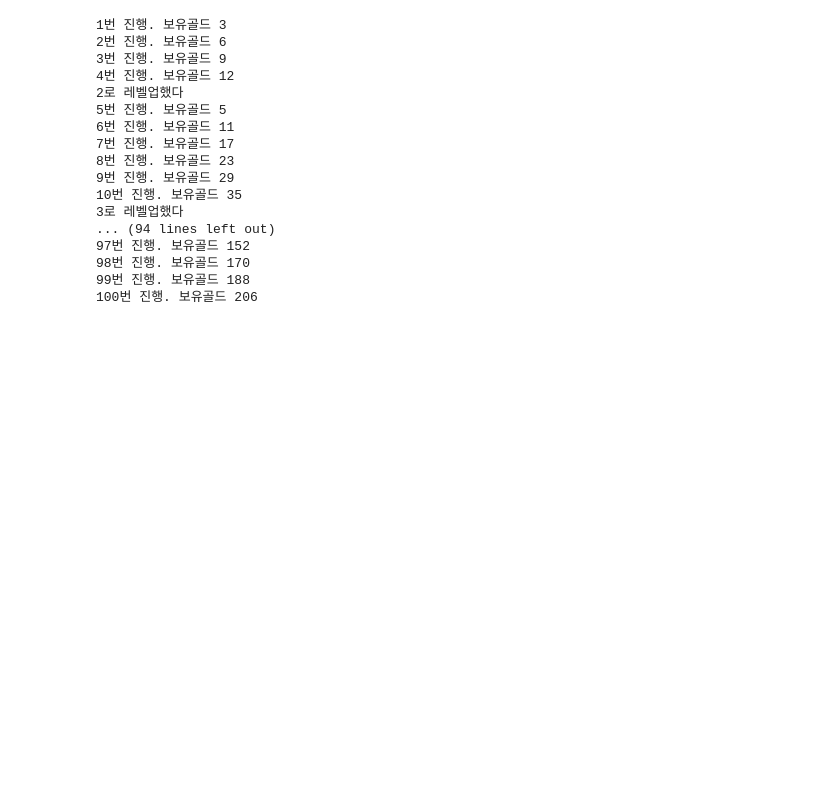
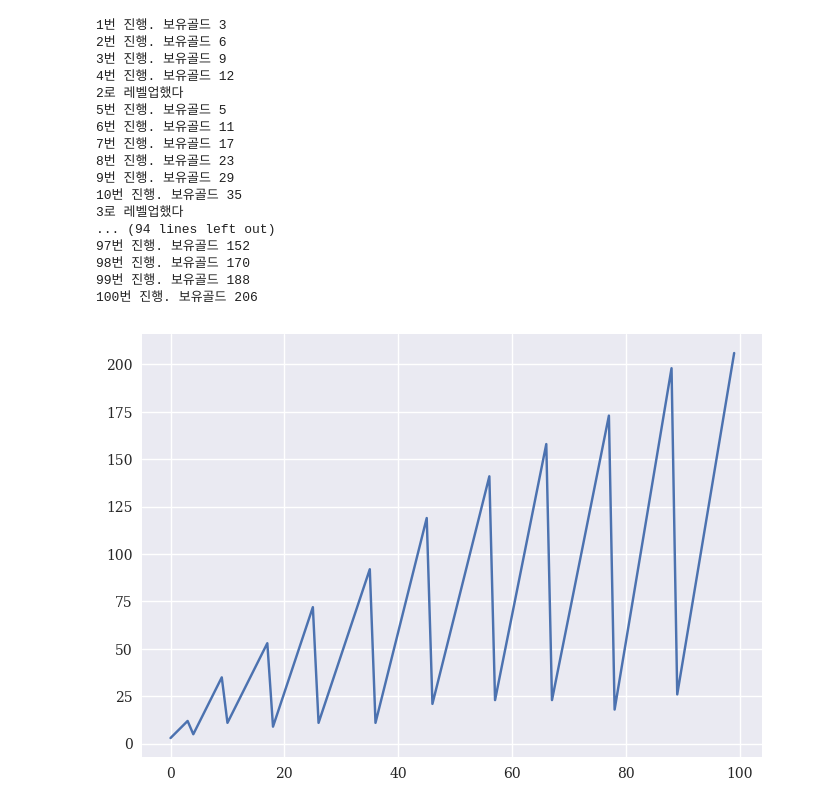
Before and after one commit to toclear/laughing-chainsaw, a Jupyter notebook: Time-series analysis.ipynb, the cells around one changed output. Cells and saved outputs as stored; diff of their text form; code cells hidden in the pictures; blank space fills up the shorter version.

```diff
--- a/Time-series analysis.ipynb
+++ b/Time-series analysis.ipynb
@@ -25,6 +26,7 @@ lv=0
 st=0
 gold=0
 i=0
+y=np.array([])
 while i<100:
     #레벨업가능여부확인후레벨업
     if gold >= df['렙업비용'][lv]:
@@ -39,6 +41,7 @@ while i<100:
     if df['전투력'][lv] > df['요구전투력'][st]:
         st += 1
     i += 1
+    y = np.append(y, np.array(gold))
     print(f'{i}번 진행. 보유골드 {gold}')
 # %% [output]
 1번 진행. 보유골드 3
@@ -58,3 +61,13 @@ while i<100:
 98번 진행. 보유골드 170
 99번 진행. 보유골드 188
 100번 진행. 보유골드 206
+# %%
+import matplotlib as mpl
+import matplotlib.pyplot as plt
+plt.style.use('seaborn')
+mpl.rcParams['font.family']='serif'
+%matplotlib inline
+x=np.arange(len(y))
+plt.plot(x,y);
+# %% [output]
+[figure, added]
```
Also changed, not shown: parts of 1 cell of this notebook, 1 other file.
